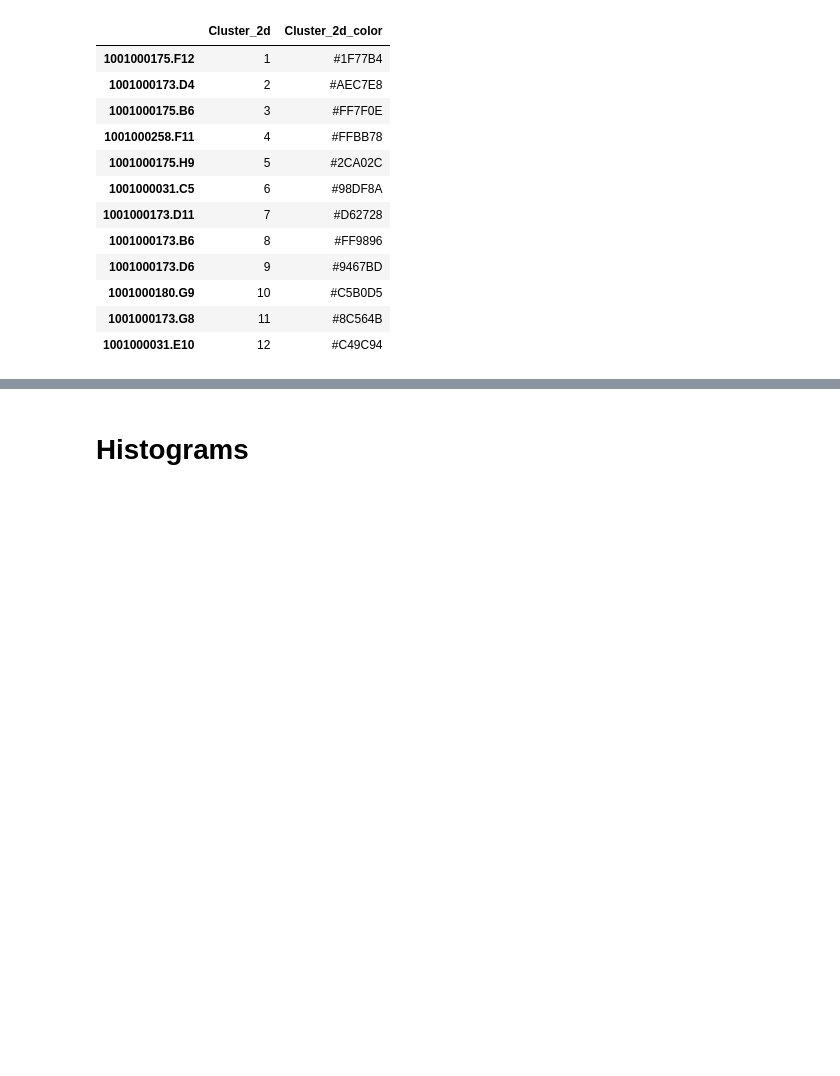
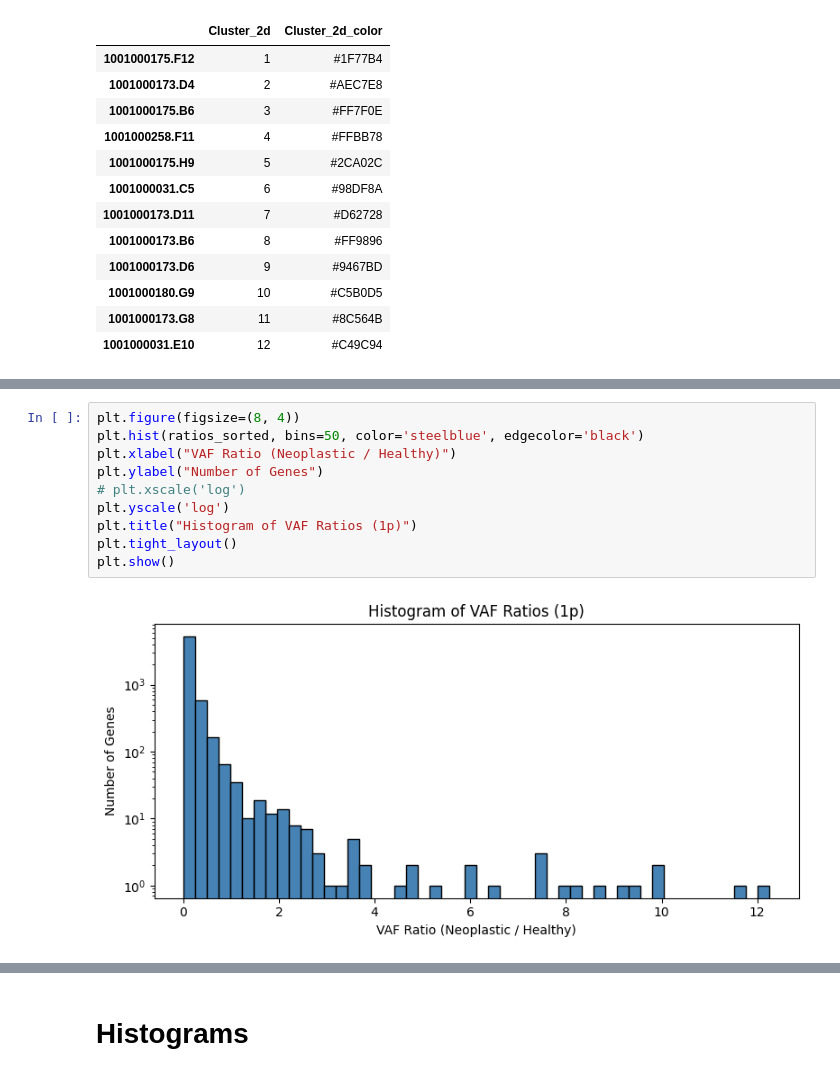
Before and after one commit to pachterlab/RLSRP_2025, a Jupyter notebook: notebooks/Fig1_single_cell_analysis.ipynb, the cells around one changed output, grey strips where cells are left out. Cells and saved outputs as stored; diff of their text form; blank space fills up the shorter version.

```diff
--- a/notebooks/Fig1_single_cell_analysis.ipynb
+++ b/notebooks/Fig1_single_cell_analysis.ipynb
@@ -158,0 +416,12 @@ metadata_df[['Cluster_2d', 'Cluster_2d_color']].drop_duplicates().sort_values('C
+# %%
+plt.figure(figsize=(8, 4))
+plt.hist(ratios_sorted, bins=50, color='steelblue', edgecolor='black')
+plt.xlabel("VAF Ratio (Neoplastic / Healthy)")
+plt.ylabel("Number of Genes")
+# plt.xscale('log')
+plt.yscale('log')
+plt.title("Histogram of VAF Ratios (1p)")
+plt.tight_layout()
+plt.show()
+# %% [output]
+[figure, added]
```
Also changed, not shown: parts of 42 cells of this notebook, 2 other files.
